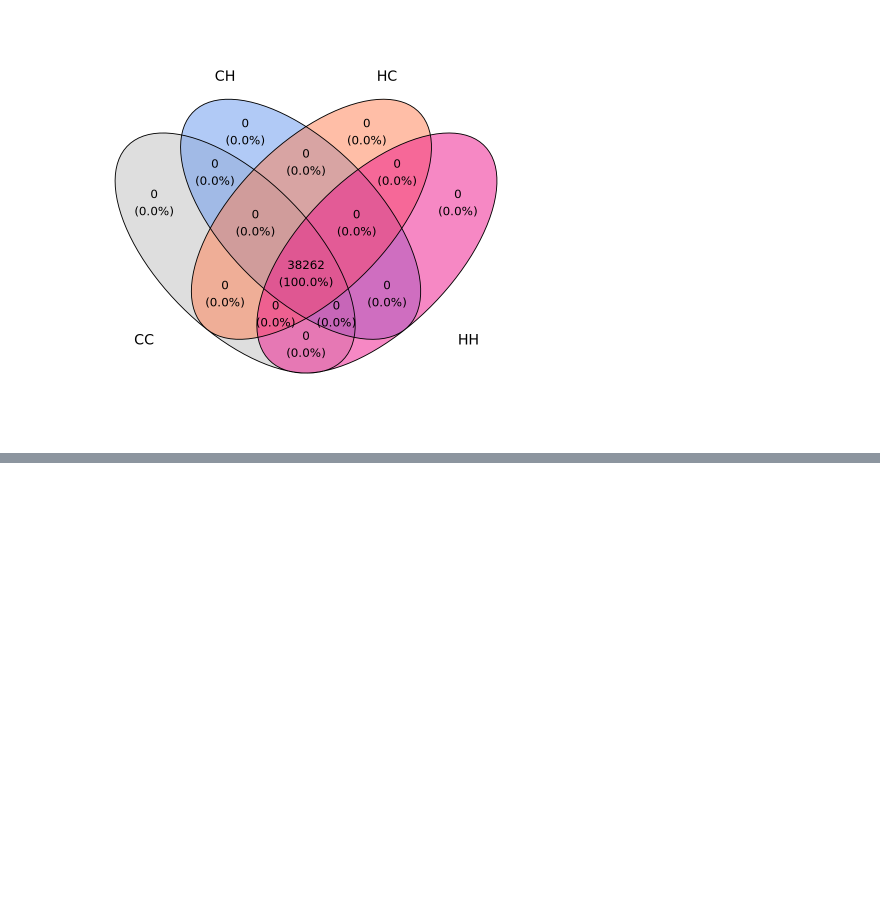
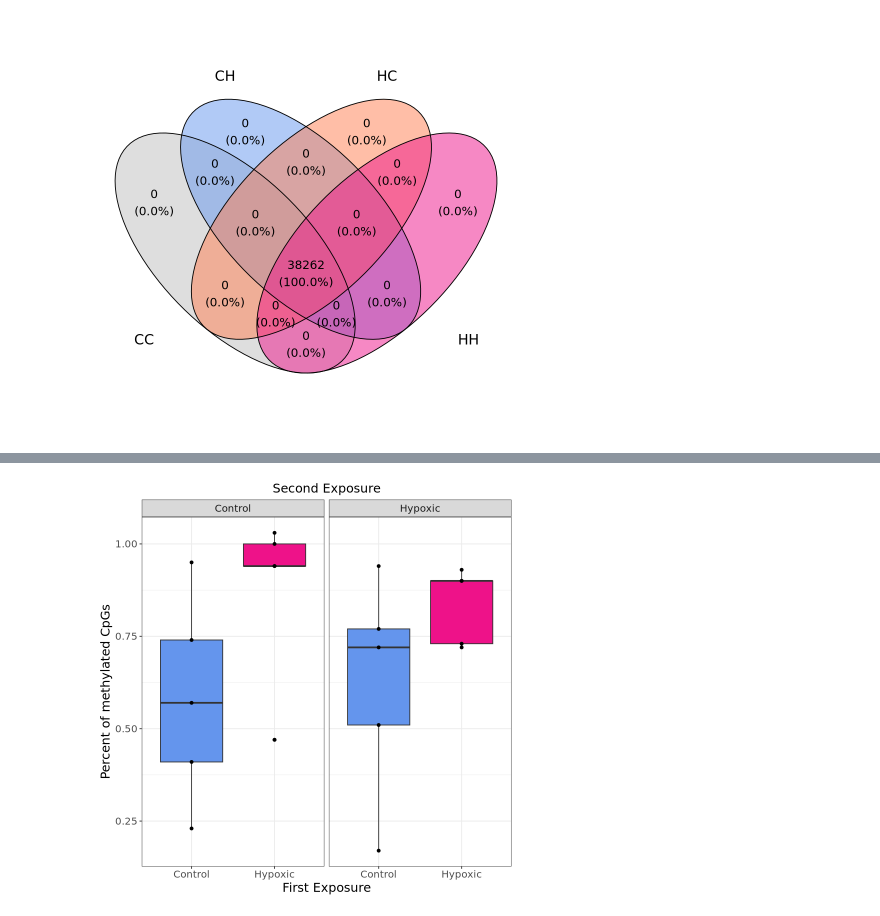
Before and after one commit to jgmcdonough/CE18_methylRAD_analysis, a Jupyter notebook: analysis/genomic_feature_tracks/methylation_level_of_features.ipynb, the cells around one changed output, grey strips where cells are left out. Saved outputs shown, nothing was run; the diff lists cells and outputs as text; code cells hidden in the pictures; blank space fills up the shorter version.

```diff
--- a/analysis/genomic_feature_tracks/methylation_level_of_features.ipynb
+++ b/analysis/genomic_feature_tracks/methylation_level_of_features.ipynb
@@ -2738,0 +2823,14 @@ Adding another scale for fill, which will replace the existing scale.
+# %%
+cpgBoxplot <- ggplot(cpg, aes(x = phase1, y = methyl_level, fill = phase1)) +
+  geom_boxplot() +
+  geom_point() +
+  facet_wrap(~ phase2) +
+  scale_fill_manual(values=c('cornflowerblue', 'deeppink2')) +
+  guides(fill = FALSE) +
+  labs(x = "First Exposure", y = "Percent of methylated CpGs", subtitle = "Second Exposure") +
+  theme_bw() +
+  theme(text = element_text(size = 15), plot.subtitle = element_text(hjust=0.5))
+
+cpgBoxplot
+# %% [output]
+[figure, added]
```
Also changed, not shown: parts of 5 cells of this notebook, 1 other file.
